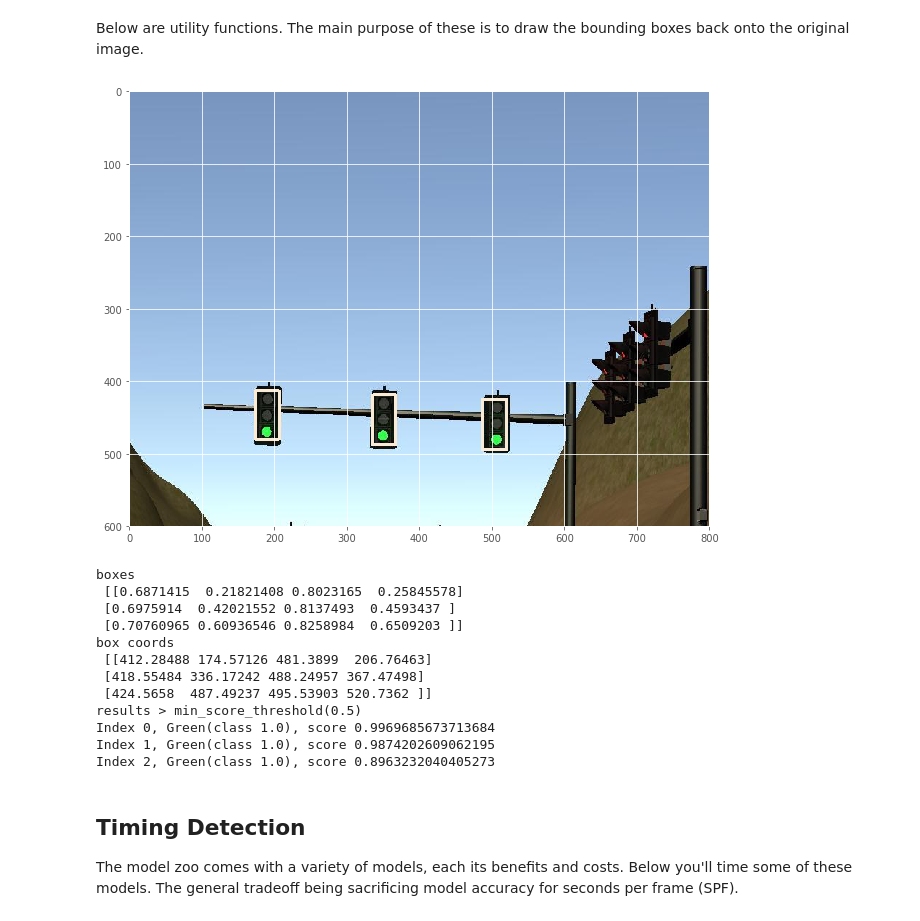
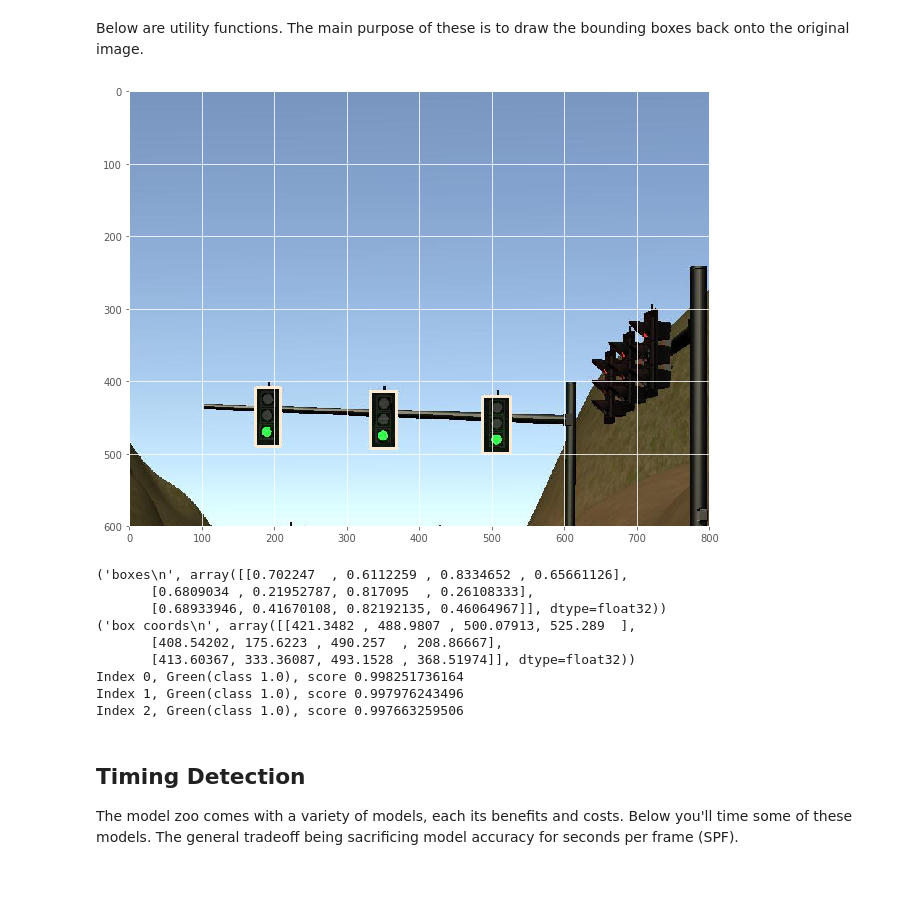
Before and after one commit to Intelli-Car/CarND-Capstone, a Jupyter notebook: ros/src/tl_detector/light_classification/tl_detection.ipynb, the cells around one changed output. Saved outputs shown, nothing was run; the diff lists cells and outputs as text; code cells hidden in the pictures; blank space fills up the shorter version.

```diff
--- a/ros/src/tl_detector/light_classification/tl_detection.ipynb
+++ b/ros/src/tl_detector/light_classification/tl_detection.ipynb
@@ -80,8 +80,8 @@ def load_graph(graph_file):
     return graph
 # %%
 # detection_graph = load_graph(SSD_INCEPTION_GRAPH_FILE)
-detection_graph = load_graph(SSD_MOBILE_V2_GRAPH_FILE)
-# detection_graph = load_graph(FASTER_RCNN_GRAPH_FILE)
+# detection_graph = load_graph(SSD_MOBILE_V2_GRAPH_FILE)
+detection_graph = load_graph(FASTER_RCNN_GRAPH_FILE)
 
 # The input placeholder for the image.
 # `get_tensor_by_name` returns the Tensor with the associated name in the Graph.
@@ -106,51 +106,45 @@ with tf.Session(graph=detection_graph) as sess:
     (boxes, scores, classes) = sess.run([detection_boxes, detection_scores, detection_classes],
                                         feed_dict={image_tensor: image_np})
 
     # Remove unnecessary dimensions
     boxes = np.squeeze(boxes)
     scores = np.squeeze(scores)
     classes = np.squeeze(classes)
 
     confidence_cutoff = 0.8
     # Filter boxes with a confidence score less than `confidence_cutoff`
     boxes, scores, classes = filter_boxes(confidence_cutoff, boxes, scores, classes)
 
     # The current box coordinates are normalized to a range between 0 and 1.
     # This converts the coordinates actual location on the image.
     width, height = image.size
     box_coords = to_image_coords(boxes, height, width)
 
     # Each class with be represented by a differently colored box
     draw_boxes(image, box_coords, classes)
 
     plt.figure(figsize=(12, 8))
     plt.imshow(image)
     plt.show()
 
 print('boxes\n', boxes)
 print('box coords\n', box_coords)
 category_index = {1: {'id': 1, 'name': 'Green'}, 2: {'id': 2, 'name': 'Red'}, 3: {'id': 3, 'name': 'Yellow'}, 4: {'id': 4, 'name': 'off'}}
 
-min_score_thresh = 0.5
-print('results > min_score_threshold({})'.format(min_score_thresh))
 for i in range(boxes.shape[0]):
-    if scores is None or scores[i] > min_score_thresh:
-        class_name = category_index[classes[i]]['name']
-        print('Index {}, {}(class {}), score {}'.format(i, class_name, classes[i], scores[i]))
+    class_name = category_index[classes[i]]['name']
+    print('Index {}, {}(class {}), score {}'.format(i, class_name, classes[i], scores[i]))
 # %% [output]
-[figure, old version]
+[figure, new version]
-boxes
- [[0.6871415  0.21821408 0.8023165  0.25845578]
- [0.6975914  0.42021552 0.8137493  0.4593437 ]
- [0.70760965 0.60936546 0.8258984  0.6509203 ]]
-box coords
- [[412.28488 174.57126 481.3899  206.76463]
- [418.55484 336.17242 488.24957 367.47498]
- [424.5658  487.49237 495.53903 520.7362 ]]
-results > min_score_threshold(0.5)
-Index 0, Green(class 1.0), score 0.9969685673713684
-Index 1, Green(class 1.0), score 0.9874202609062195
-Index 2, Green(class 1.0), score 0.8963232040405273
+('boxes\n', array([[0.702247  , 0.6112259 , 0.8334652 , 0.65661126],
+       [0.6809034 , 0.21952787, 0.817095  , 0.26108333],
+       [0.68933946, 0.41670108, 0.82192135, 0.46064967]], dtype=float32))
+('box coords\n', array([[421.3482 , 488.9807 , 500.07913, 525.289  ],
+       [408.54202, 175.6223 , 490.257  , 208.86667],
+       [413.60367, 333.36087, 493.1528 , 368.51974]], dtype=float32))
+Index 0, Green(class 1.0), score 0.998251736164
+Index 1, Green(class 1.0), score 0.997976243496
+Index 2, Green(class 1.0), score 0.997663259506
 # %% [markdown]
 ## Timing Detection
 
```
Also changed, not shown: parts of 1 cell of this notebook, 2 other files.
